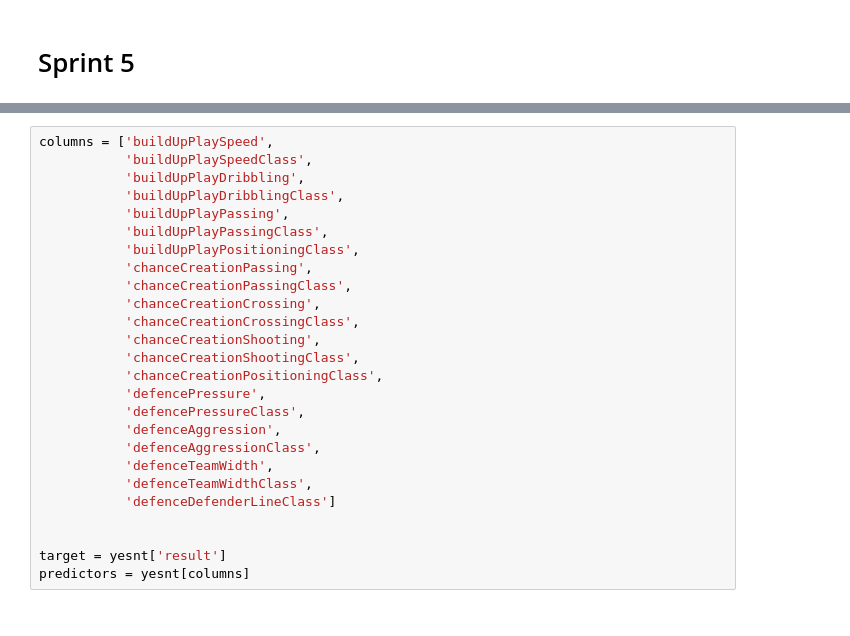
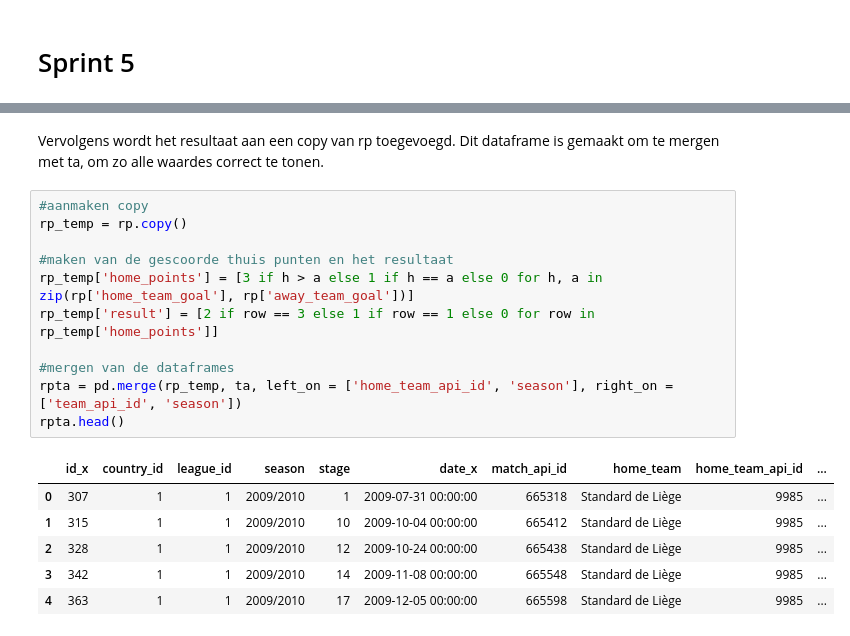
Before and after one commit to BJHeemskerk/DataLab2_2023, a Jupyter notebook: Notebook_Johan.ipynb, the cells around one changed output, grey strips where cells are left out. Saved outputs shown, nothing was run; the diff lists cells and outputs as text.

```diff
--- a/Notebook_Johan.ipynb
+++ b/Notebook_Johan.ipynb
@@ -1495,26 +1501,20 @@ yesnt
-# %%
-columns = ['buildUpPlaySpeed',
-           'buildUpPlaySpeedClass',
-           'buildUpPlayDribbling',
-           'buildUpPlayDribblingClass',
-           'buildUpPlayPassing',
-           'buildUpPlayPassingClass',
-           'buildUpPlayPositioningClass',
-           'chanceCreationPassing',
-           'chanceCreationPassingClass',
-           'chanceCreationCrossing',
-           'chanceCreationCrossingClass',
-           'chanceCreationShooting',
-           'chanceCreationShootingClass',
-           'chanceCreationPositioningClass',
-           'defencePressure',
-           'defencePressureClass',
-           'defenceAggression',
-           'defenceAggressionClass',
-           'defenceTeamWidth',
-           'defenceTeamWidthClass',
-           'defenceDefenderLineClass']
-
-
-target = yesnt['result']
-predictors = yesnt[columns]
+# %% [markdown]
+Vervolgens wordt het resultaat aan een copy van rp toegevoegd. Dit dataframe is gemaakt om te mergen met ta, om zo alle waardes correct te tonen.
+# %%
+#aanmaken copy
+rp_temp = rp.copy()
+
+#maken van de gescoorde thuis punten en het resultaat
+rp_temp['home_points'] = [3 if h > a else 1 if h == a else 0 for h, a in zip(rp['home_team_goal'], rp['away_team_goal'])]
+rp_temp['result'] = [2 if row == 3 else 1 if row == 1 else 0 for row in rp_temp['home_points']]
+
+#mergen van de dataframes
+rpta = pd.merge(rp_temp, ta, left_on = ['home_team_api_id', 'season'], right_on = ['team_api_id', 'season'])
+rpta.head()
+# %% [output]
+|  | id_x | country_id | league_id | season | stage | date_x | match_api_id | home_team | home_team_api_id | ... |
+| 0 | 307 | 1 | 1 | 2009/2010 | 1 | 2009-07-31 00:00:00 | 665318 | Standard de Liège | 9985 | ... |
+| 1 | 315 | 1 | 1 | 2009/2010 | 10 | 2009-10-04 00:00:00 | 665412 | Standard de Liège | 9985 | ... |
+| 2 | 328 | 1 | 1 | 2009/2010 | 12 | 2009-10-24 00:00:00 | 665438 | Standard de Liège | 9985 | ... |
+| 3 | 342 | 1 | 1 | 2009/2010 | 14 | 2009-11-08 00:00:00 | 665548 | Standard de Liège | 9985 | ... |
+| 4 | 363 | 1 | 1 | 2009/2010 | 17 | 2009-12-05 00:00:00 | 665598 | Standard de Liège | 9985 | ... |
```
Also changed, not shown: parts of 73 cells of this notebook.
